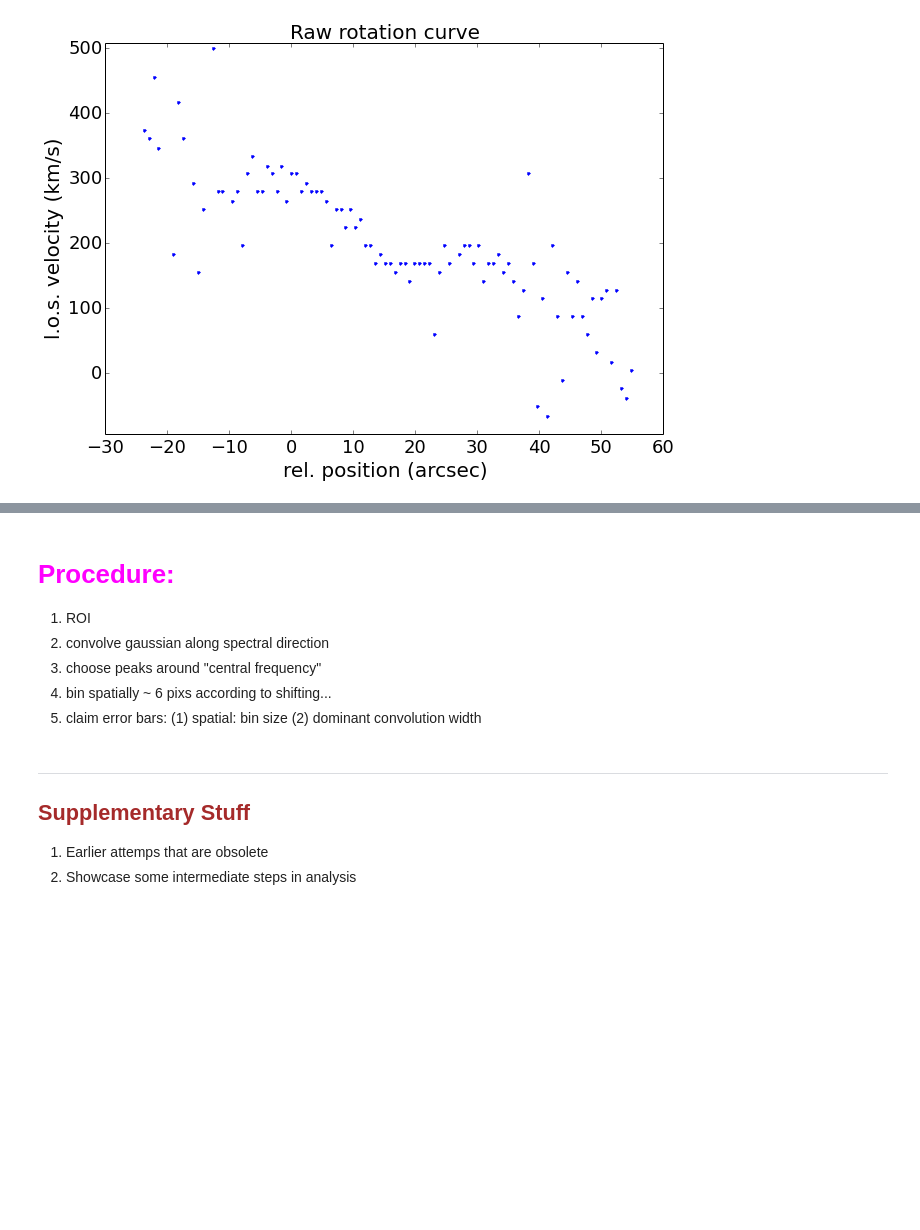
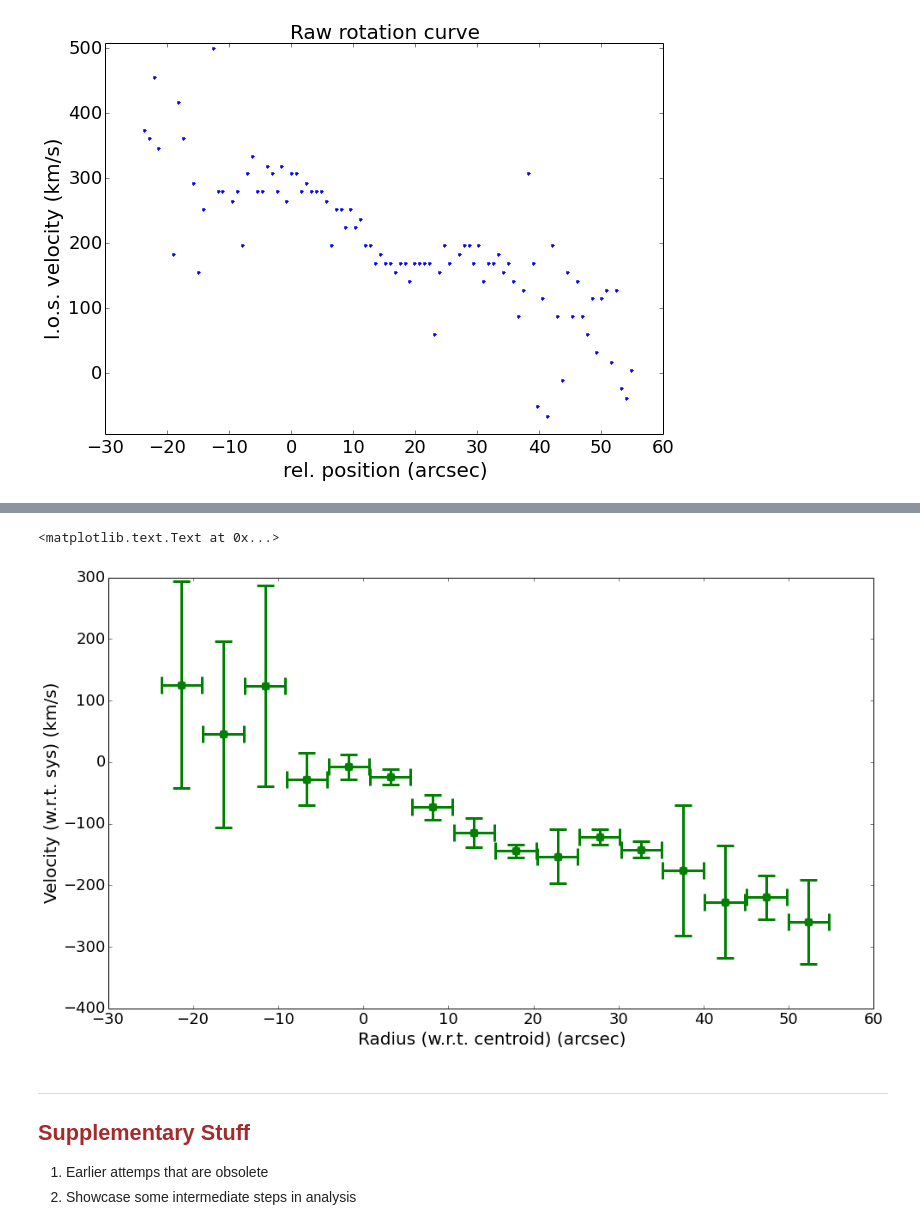
Before and after one commit to Mipanox/PHYS301, a Jupyter notebook: Project/SpecAna.ipynb, the cells around one changed output, grey strips where cells are left out. Cells and saved outputs as stored; diff of their text form; code cells hidden in the pictures; blank space fills up the shorter version.

```diff
--- a/Project/SpecAna.ipynb
+++ b/Project/SpecAna.ipynb
@@ -299,7 +313,9 @@ plt.errorbar((_[1:] + _[:-1])/2, mean, yerr=std, fmt='r.')
-# %% [markdown]
-# <font color="magenta">Procedure:</font>
-1. ROI
-2. convolve gaussian along spectral direction
-3. choose peaks around "central frequency"
-4. bin spatially ~ 6 pixs according to shifting...
-5. claim error bars: (1) spatial: bin size (2) dominant convolution width
+# %%
+plt.figure(figsize=(16,9))
+plt.errorbar(M82_spa_binned, M82_vel_binned,
+             xerr = M82_spa_binerr, yerr = M82_vel_binerr,
+             fmt='g.',capsize=10,capthick=3,elinewidth=3,markersize=20)
+plt.ylabel('Velocity (w.r.t. sys) (km/s)'); plt.xlabel('Radius (w.r.t. centroid) (arcsec)')
+# %% [output]
+<matplotlib.text.Text at 0x...>
+[figure, added]
```
Also changed, not shown: parts of 7 cells of this notebook, 4 other files.
